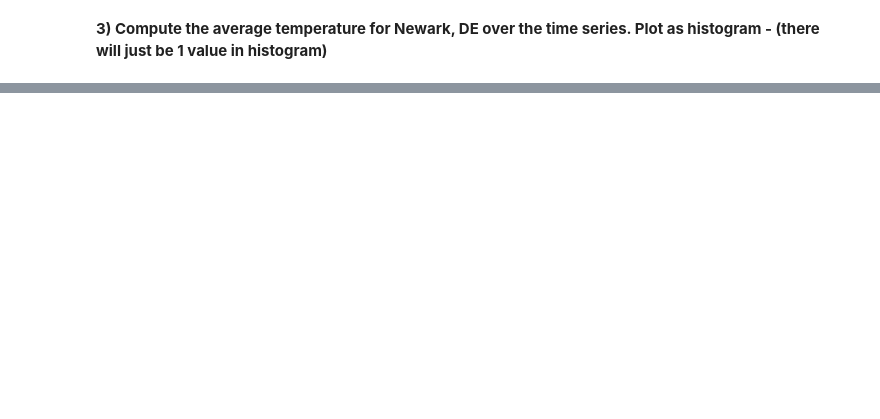
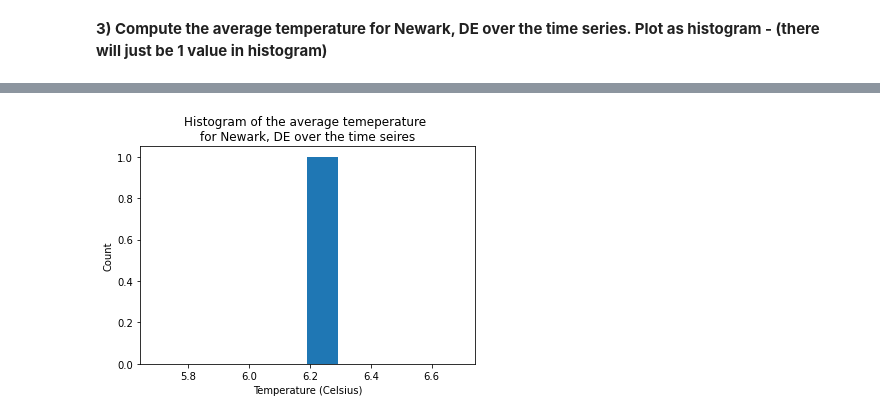
Before and after one commit to kleeresearch/Python, a Jupyter notebook: 3_Python_Week3_Xarray.ipynb, the cells around one changed output, grey strips where cells are left out. Cells and saved outputs as stored; diff of their text form; code cells hidden in the pictures; blank space fills up the shorter version.

```diff
--- a/3_Python_Week3_Xarray.ipynb
+++ b/3_Python_Week3_Xarray.ipynb
@@ -446,0 +498,7 @@ ds.air.sel(time='2013-01-02T06:00').plot()
+# %%
+ds.temp_celsius.sel(lat=40, lon=255).plot();
+plt.xlabel("Temperature (Celsius)")
+plt.ylabel("Count")
+plt.title("Histogram of the average temeperature \nfor Newark, DE over the time seires");
+# %% [output]
+[figure, added]
```
Also changed, not shown: parts of 6 cells of this notebook.
